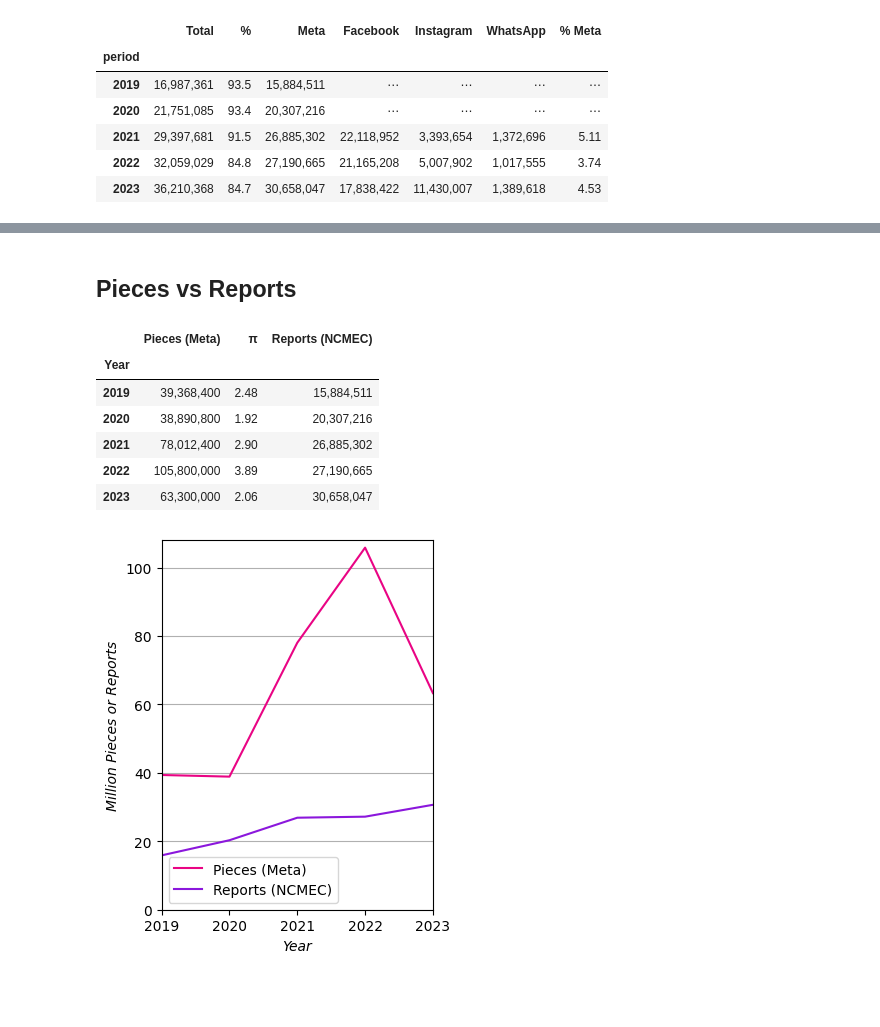
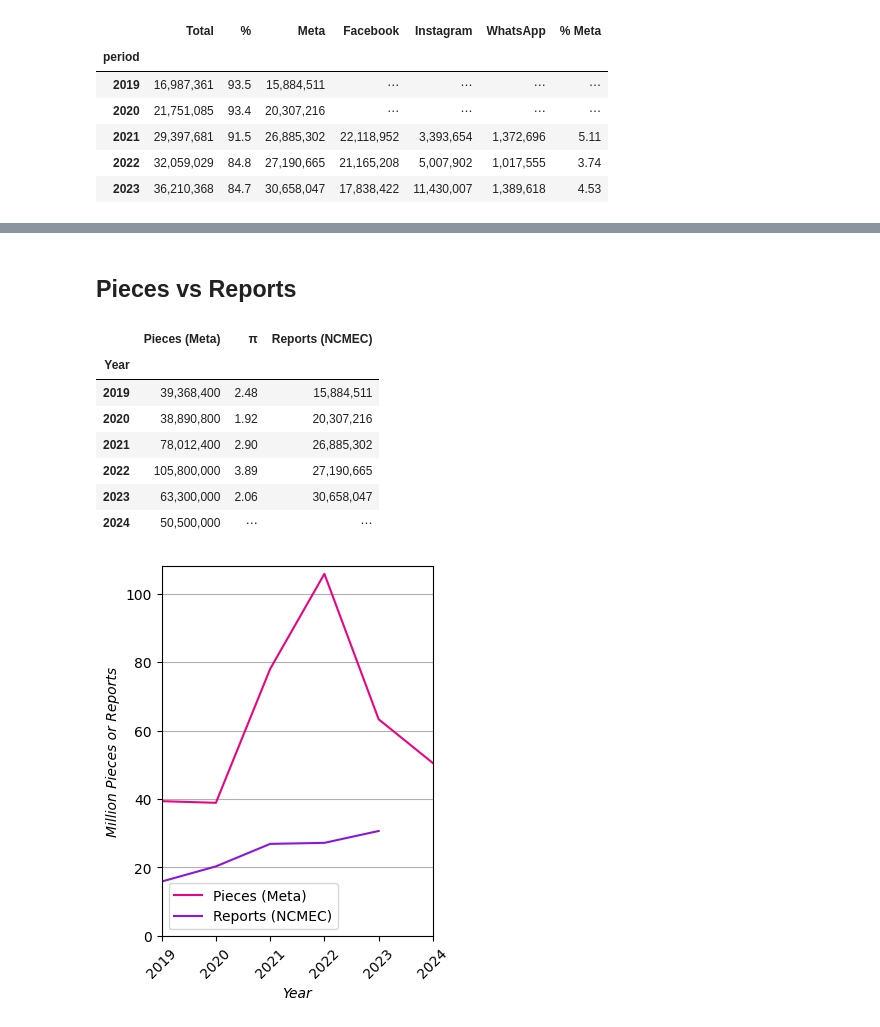
Before and after one commit to apparebit/diaphanous, a Jupyter notebook: analysis/meta.ipynb, the cells around one changed output, grey strips where cells are left out. Drawn from its saved outputs; the diff is of its cells as text; code cells hidden in the pictures; blank space fills up the shorter version.

```diff
--- a/analysis/meta.ipynb
+++ b/analysis/meta.ipynb
@@ -192,7 +192,7 @@ yearly_pieces = (
     quarterly_pieces
     .groupby(quarterly_pieces.index.year)
     .sum()
-    .loc[2019:2023]  # Drop Q3/4 2018
+    .loc[2019:2024]  # Drop Q3/4 2018
 )
 
 # Summing groups by index.year results in an integer index (go figure),
@@ -205,7 +205,7 @@ yearly_pieces = pd.Series(
 pieces_and_reports = pd.DataFrame({
     "Pieces (Meta)": yearly_pieces,
     "Reports (NCMEC)": ncmec["Meta"],
-}, index=[pd.Period(y) for y in range(2019, 2024)])
+}, index=[pd.Period(y) for y in range(2019, 2025)])
 
 pieces_and_reports.index.name = "Year"
 pieces_and_reports.insert(
@@ -225,27 +225,29 @@ Pieces vs Reports
 | 2021 | 78,012,400 | 2.90 | 26,885,302 |
 | 2022 | 105,800,000 | 3.89 | 27,190,665 |
 | 2023 | 63,300,000 | 2.06 | 30,658,047 |
+| 2024 | 50,500,000 | ⋯ | ⋯ |
 # %%
 def plot_pieces_and_reports(ax):
     data = pieces_and_reports[["Pieces (Meta)", "Reports (NCMEC)"]]
     data.plot.line(
         ax=ax,
         #color=["#ea70a1", "#8d52d2"]
         color=['#e90484', '#8b17dc', '#d306d3', '#0d59a0']
     )
 
     ax.set_xlabel('Year', fontstyle='italic')
+    ax.tick_params(axis='x', labelrotation=45)
     ax.set_ylabel('Million Pieces or Reports', fontstyle='italic')
     ax.get_yaxis().set_major_formatter(
         mpl.ticker.FuncFormatter(lambda x, p: format(int(x/1_000_000), ',')))
     ax.grid(axis="y")
     ax.set_ylim(0, 108_000_000)
 
 fig, ax = plt.subplots()
 fig.set_figwidth(3.5)
 plot_pieces_and_reports(ax)
 # %% [output]
-[figure, old version]
+[figure, new version]
 # %%
 fig, [ax1, ax2] = plt.subplots(
     nrows=1, ncols=2,
```
Also changed, not shown: parts of 6 cells of this notebook, 8 other files.
